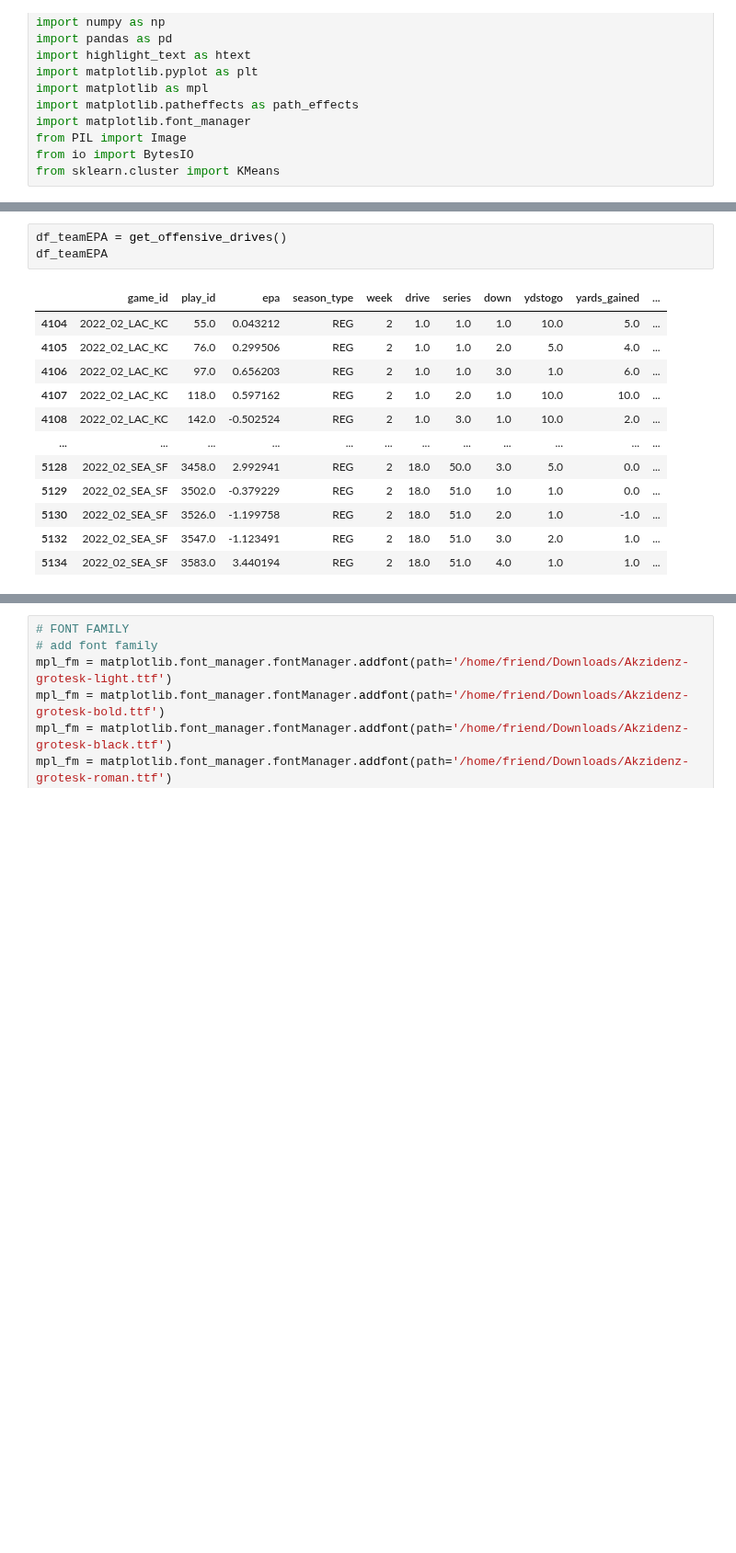
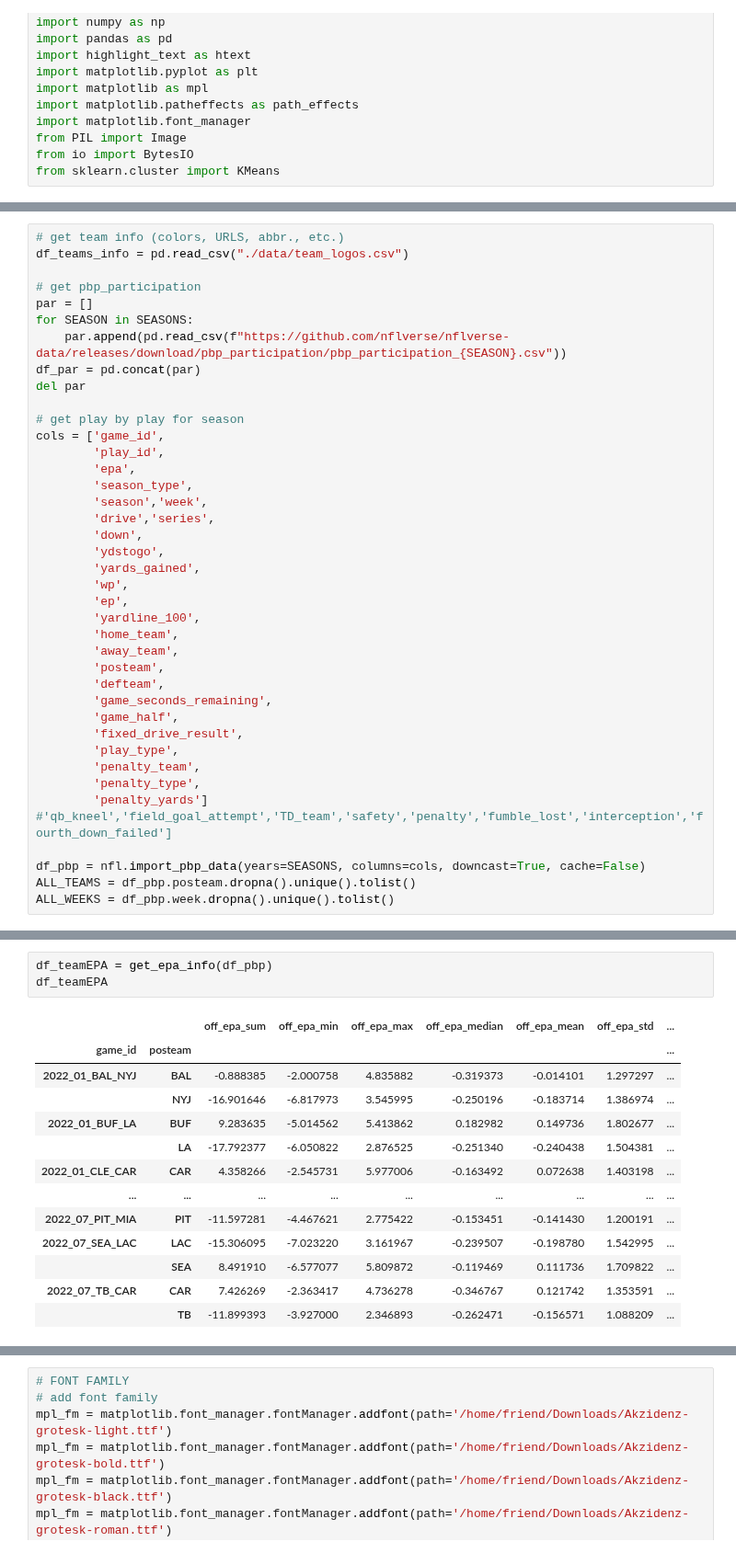
Before and after one commit to keeganheilman/nfl-charts, a Jupyter notebook: explosive_ratio.ipynb, the cells around one changed output, grey strips where cells are left out. Shown at 92% size. Saved outputs shown, nothing was run; the diff lists cells and outputs as text; blank space fills up the shorter version.

```diff
--- a/explosive_ratio.ipynb
+++ b/explosive_ratio.ipynb
@@ -59,0 +20,39 @@ Downcasting floats.
+# %%
+# get team info (colors, URLS, abbr., etc.)
+df_teams_info = pd.read_csv("./data/team_logos.csv")
+
+# get pbp_participation
+par = []
+for SEASON in SEASONS:
+    par.append(pd.read_csv(f"https://github.com/nflverse/nflverse-data/releases/download/pbp_participation/pbp_participation_{SEASON}.csv"))
+df_par = pd.concat(par)
+del par
+
+# get play by play for season
+cols = ['game_id',
+        'play_id',
+        'epa',
+        'season_type',
+        'season','week',
+        'drive','series',
+        'down',
+        'ydstogo',
+        'yards_gained',
+        'wp',
+        'ep',
+        'yardline_100',
+        'home_team',
+        'away_team',
+        'posteam',
+        'defteam',
+        'game_seconds_remaining',
+        'game_half',
+        'fixed_drive_result',
+        'play_type',
+        'penalty_team',
+        'penalty_type',
+        'penalty_yards'] #'qb_kneel','field_goal_attempt','TD_team','safety','penalty','fumble_lost','interception','fourth_down_failed']
+
+df_pbp = nfl.import_pbp_data(years=SEASONS, columns=cols, downcast=True, cache=False)
+ALL_TEAMS = df_pbp.posteam.dropna().unique().tolist()
+ALL_WEEKS = df_pbp.week.dropna().unique().tolist()
@@ -84,16 +112,17 @@ def getImage(team, df=df_teams_info):
 # %%
-df_teamEPA = get_offensive_drives()
+df_teamEPA = get_epa_info(df_pbp)
 df_teamEPA
 # %% [output]
-|  | game_id | play_id | epa | season_type | week | drive | series | down | ydstogo | yards_gained | ... |
-| 4104 | 2022_02_LAC_KC | 55.0 | 0.043212 | REG | 2 | 1.0 | 1.0 | 1.0 | 10.0 | 5.0 | ... |
-| 4105 | 2022_02_LAC_KC | 76.0 | 0.299506 | REG | 2 | 1.0 | 1.0 | 2.0 | 5.0 | 4.0 | ... |
-| 4106 | 2022_02_LAC_KC | 97.0 | 0.656203 | REG | 2 | 1.0 | 1.0 | 3.0 | 1.0 | 6.0 | ... |
-| 4107 | 2022_02_LAC_KC | 118.0 | 0.597162 | REG | 2 | 1.0 | 2.0 | 1.0 | 10.0 | 10.0 | ... |
-| 4108 | 2022_02_LAC_KC | 142.0 | -0.502524 | REG | 2 | 1.0 | 3.0 | 1.0 | 10.0 | 2.0 | ... |
-| ... | ... | ... | ... | ... | ... | ... | ... | ... | ... | ... | ... |
-| 5128 | 2022_02_SEA_SF | 3458.0 | 2.992941 | REG | 2 | 18.0 | 50.0 | 3.0 | 5.0 | 0.0 | ... |
-| 5129 | 2022_02_SEA_SF | 3502.0 | -0.379229 | REG | 2 | 18.0 | 51.0 | 1.0 | 1.0 | 0.0 | ... |
-| 5130 | 2022_02_SEA_SF | 3526.0 | -1.199758 | REG | 2 | 18.0 | 51.0 | 2.0 | 1.0 | -1.0 | ... |
-| 5132 | 2022_02_SEA_SF | 3547.0 | -1.123491 | REG | 2 | 18.0 | 51.0 | 3.0 | 2.0 | 1.0 | ... |
-| 5134 | 2022_02_SEA_SF | 3583.0 | 3.440194 | REG | 2 | 18.0 | 51.0 | 4.0 | 1.0 | 1.0 | ... |
+|  |  | off_epa_sum | off_epa_min | off_epa_max | off_epa_median | off_epa_mean | off_epa_std | ... |
+| game_id | posteam |  |  |  |  |  |  | ... |
+| 2022_01_BAL_NYJ | BAL | -0.888385 | -2.000758 | 4.835882 | -0.319373 | -0.014101 | 1.297297 | ... |
+|  | NYJ | -16.901646 | -6.817973 | 3.545995 | -0.250196 | -0.183714 | 1.386974 | ... |
+| 2022_01_BUF_LA | BUF | 9.283635 | -5.014562 | 5.413862 | 0.182982 | 0.149736 | 1.802677 | ... |
+|  | LA | -17.792377 | -6.050822 | 2.876525 | -0.251340 | -0.240438 | 1.504381 | ... |
+| 2022_01_CLE_CAR | CAR | 4.358266 | -2.545731 | 5.977006 | -0.163492 | 0.072638 | 1.403198 | ... |
+| ... | ... | ... | ... | ... | ... | ... | ... | ... |
+| 2022_07_PIT_MIA | PIT | -11.597281 | -4.467621 | 2.775422 | -0.153451 | -0.141430 | 1.200191 | ... |
+| 2022_07_SEA_LAC | LAC | -15.306095 | -7.023220 | 3.161967 | -0.239507 | -0.198780 | 1.542995 | ... |
+|  | SEA | 8.491910 | -6.577077 | 5.809872 | -0.119469 | 0.111736 | 1.709822 | ... |
+| 2022_07_TB_CAR | CAR | 7.426269 | -2.363417 | 4.736278 | -0.346767 | 0.121742 | 1.353591 | ... |
+|  | TB | -11.899393 | -3.927000 | 2.346893 | -0.262471 | -0.156571 | 1.088209 | ... |
```
Also changed, not shown: parts of 20 cells of this notebook.
